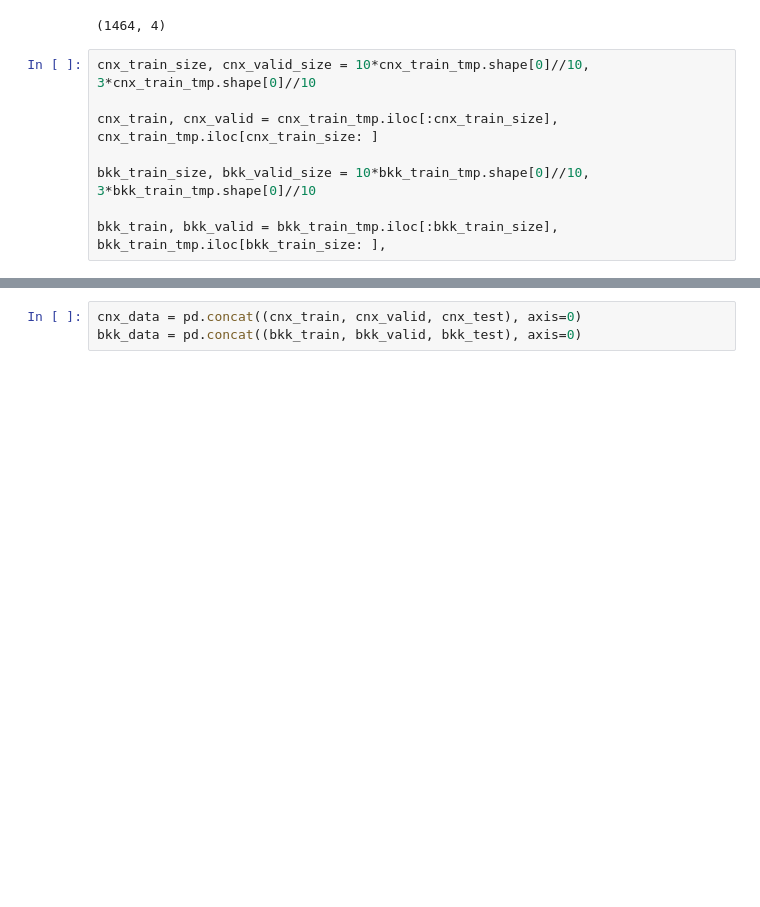
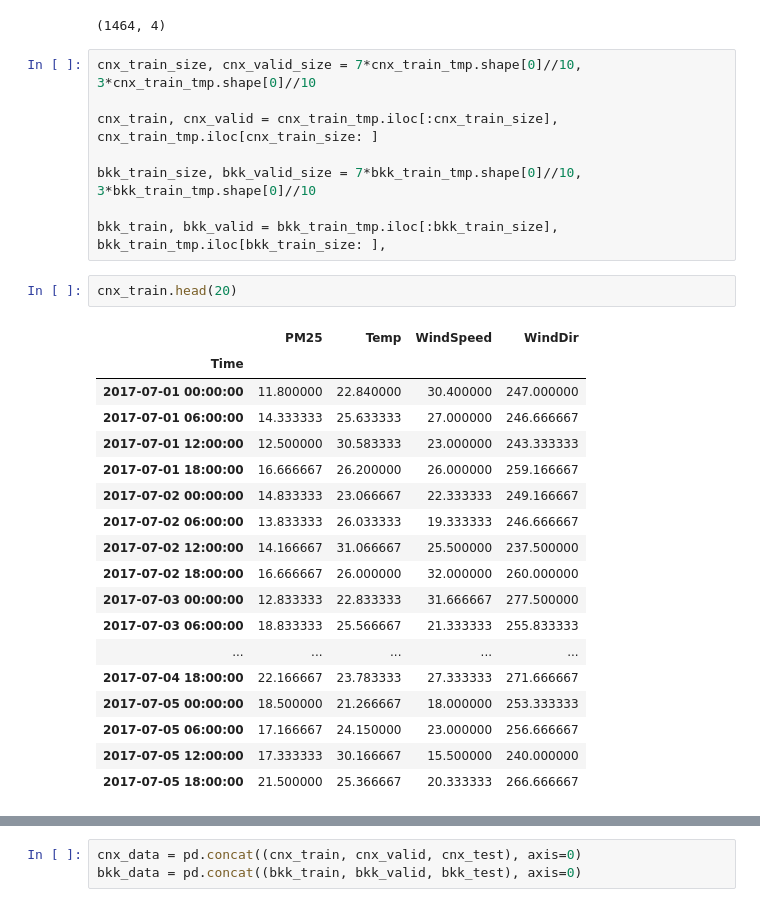
Before and after one commit to One-Night-Miracle/Data-Science-Project1-2021-2-PM2.5-Kaggle, a Jupyter notebook: project_nb_custom.ipynb, the cells around one changed output, grey strips where cells are left out. Drawn from its saved outputs; the diff is of its cells as text; blank space fills up the shorter version.

```diff
--- a/project_nb_custom.ipynb
+++ b/project_nb_custom.ipynb
@@ -614,10 +636,31 @@ bkk_test.shape
 # %% [output]
 (1464, 4)
 # %%
-cnx_train_size, cnx_valid_size = 10*cnx_train_tmp.shape[0]//10, 3*cnx_train_tmp.shape[0]//10
+cnx_train_size, cnx_valid_size = 7*cnx_train_tmp.shape[0]//10, 3*cnx_train_tmp.shape[0]//10
 
 cnx_train, cnx_valid = cnx_train_tmp.iloc[:cnx_train_size], cnx_train_tmp.iloc[cnx_train_size: ]
 
-bkk_train_size, bkk_valid_size = 10*bkk_train_tmp.shape[0]//10, 3*bkk_train_tmp.shape[0]//10
+bkk_train_size, bkk_valid_size = 7*bkk_train_tmp.shape[0]//10, 3*bkk_train_tmp.shape[0]//10
 
 bkk_train, bkk_valid = bkk_train_tmp.iloc[:bkk_train_size], bkk_train_tmp.iloc[bkk_train_size: ],
+# %%
+cnx_train.head(20)
+# %% [output]
+|  | PM25 | Temp | WindSpeed | WindDir |
+| Time |  |  |  |  |
+| 2017-07-01 00:00:00 | 11.800000 | 22.840000 | 30.400000 | 247.000000 |
+| 2017-07-01 06:00:00 | 14.333333 | 25.633333 | 27.000000 | 246.666667 |
+| 2017-07-01 12:00:00 | 12.500000 | 30.583333 | 23.000000 | 243.333333 |
+| 2017-07-01 18:00:00 | 16.666667 | 26.200000 | 26.000000 | 259.166667 |
+| 2017-07-02 00:00:00 | 14.833333 | 23.066667 | 22.333333 | 249.166667 |
+| 2017-07-02 06:00:00 | 13.833333 | 26.033333 | 19.333333 | 246.666667 |
+| 2017-07-02 12:00:00 | 14.166667 | 31.066667 | 25.500000 | 237.500000 |
+| 2017-07-02 18:00:00 | 16.666667 | 26.000000 | 32.000000 | 260.000000 |
+| 2017-07-03 00:00:00 | 12.833333 | 22.833333 | 31.666667 | 277.500000 |
+| 2017-07-03 06:00:00 | 18.833333 | 25.566667 | 21.333333 | 255.833333 |
+| ... | ... | ... | ... | ... |
+| 2017-07-04 18:00:00 | 22.166667 | 23.783333 | 27.333333 | 271.666667 |
+| 2017-07-05 00:00:00 | 18.500000 | 21.266667 | 18.000000 | 253.333333 |
+| 2017-07-05 06:00:00 | 17.166667 | 24.150000 | 23.000000 | 256.666667 |
+| 2017-07-05 12:00:00 | 17.333333 | 30.166667 | 15.500000 | 240.000000 |
+| 2017-07-05 18:00:00 | 21.500000 | 25.366667 | 20.333333 | 266.666667 |
```
Also changed, not shown: parts of 15 cells of this notebook.
